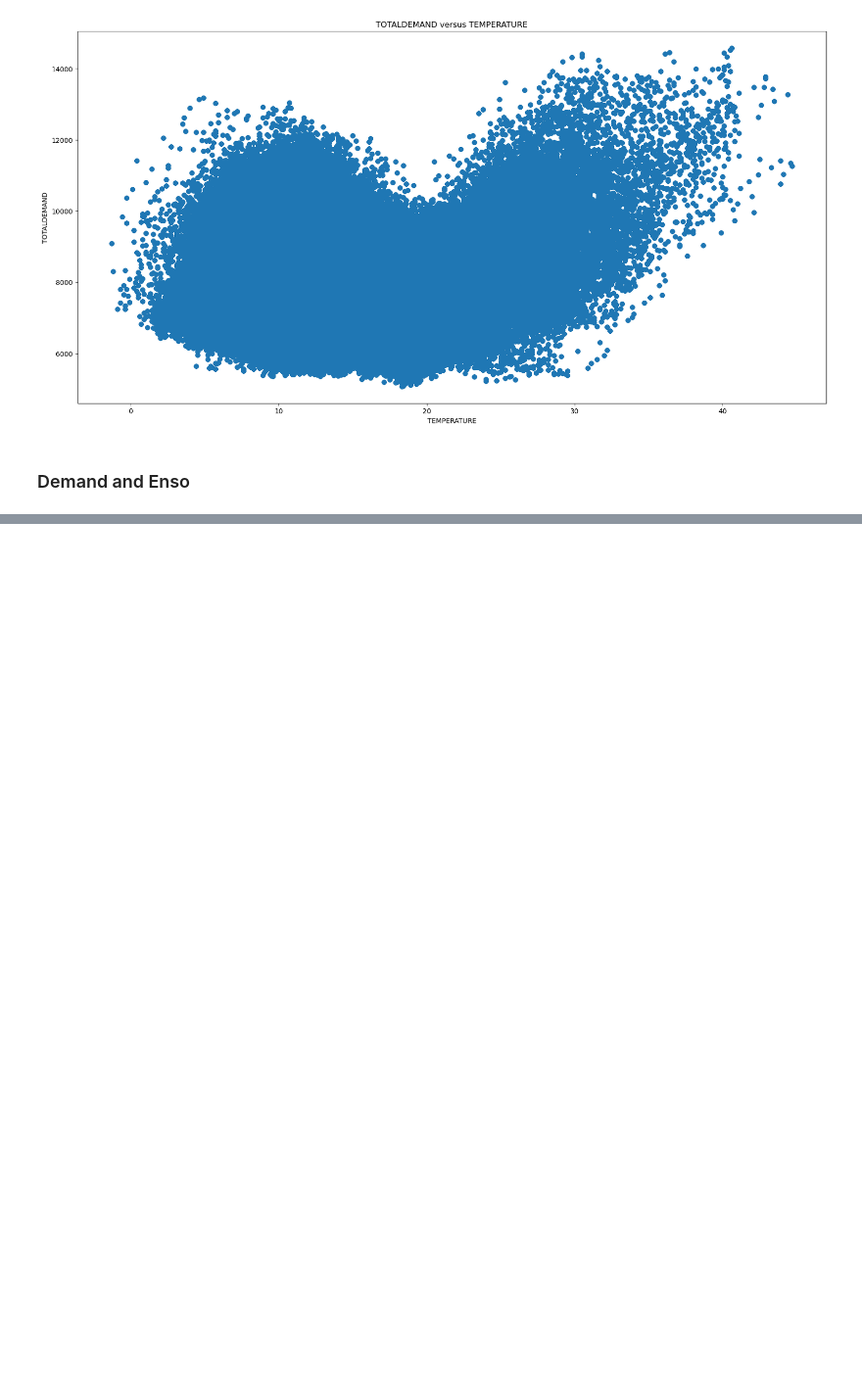
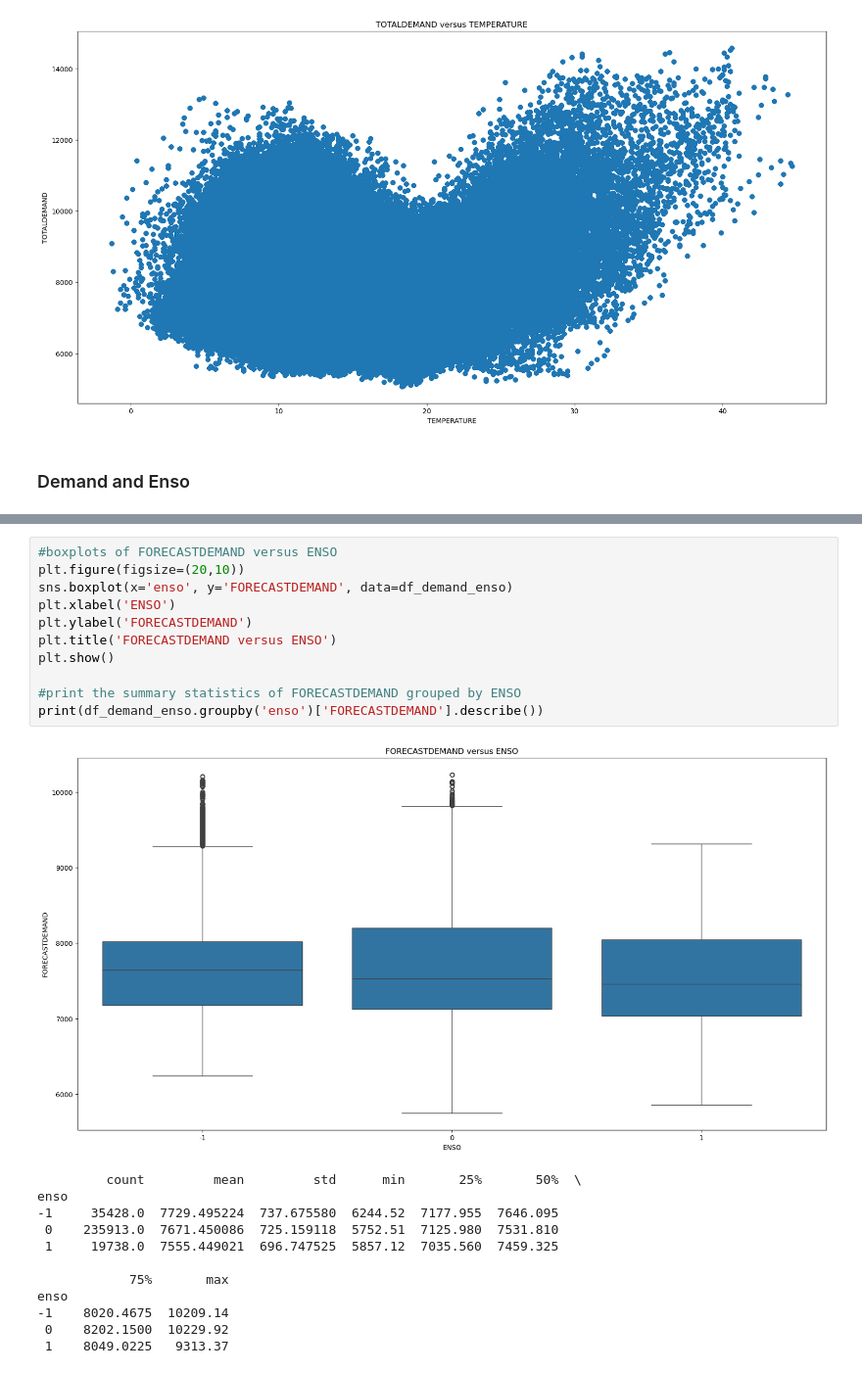
Before and after one commit to UNSW-ZZSC9020-H52024/Group5, a Jupyter notebook: src/TomEDA.ipynb, the cells around one changed output, grey strips where cells are left out. Shown at 98% size. Drawn from its saved outputs; the diff is of its cells as text; blank space fills up the shorter version.

```diff
--- a/src/TomEDA.ipynb
+++ b/src/TomEDA.ipynb
@@ -284,0 +305,24 @@ plt.show()
+# %%
+#boxplots of FORECASTDEMAND versus ENSO
+plt.figure(figsize=(20,10))
+sns.boxplot(x='enso', y='FORECASTDEMAND', data=df_demand_enso)
+plt.xlabel('ENSO')
+plt.ylabel('FORECASTDEMAND')
+plt.title('FORECASTDEMAND versus ENSO')
+plt.show()
+
+#print the summary statistics of FORECASTDEMAND grouped by ENSO
+print(df_demand_enso.groupby('enso')['FORECASTDEMAND'].describe())
+# %% [output]
+[figure, added]
+         count         mean         std      min       25%       50%  \
+enso
+-1     35428.0  7729.495224  737.675580  6244.52  7177.955  7646.095
+ 0    235913.0  7671.450086  725.159118  5752.51  7125.980  7531.810
+ 1     19738.0  7555.449021  696.747525  5857.12  7035.560  7459.325
+
+            75%       max
+enso
+-1    8020.4675  10209.14
+ 0    8202.1500  10229.92
+ 1    8049.0225   9313.37
```
Also changed, not shown: parts of 2 cells of this notebook, 1 other file.
